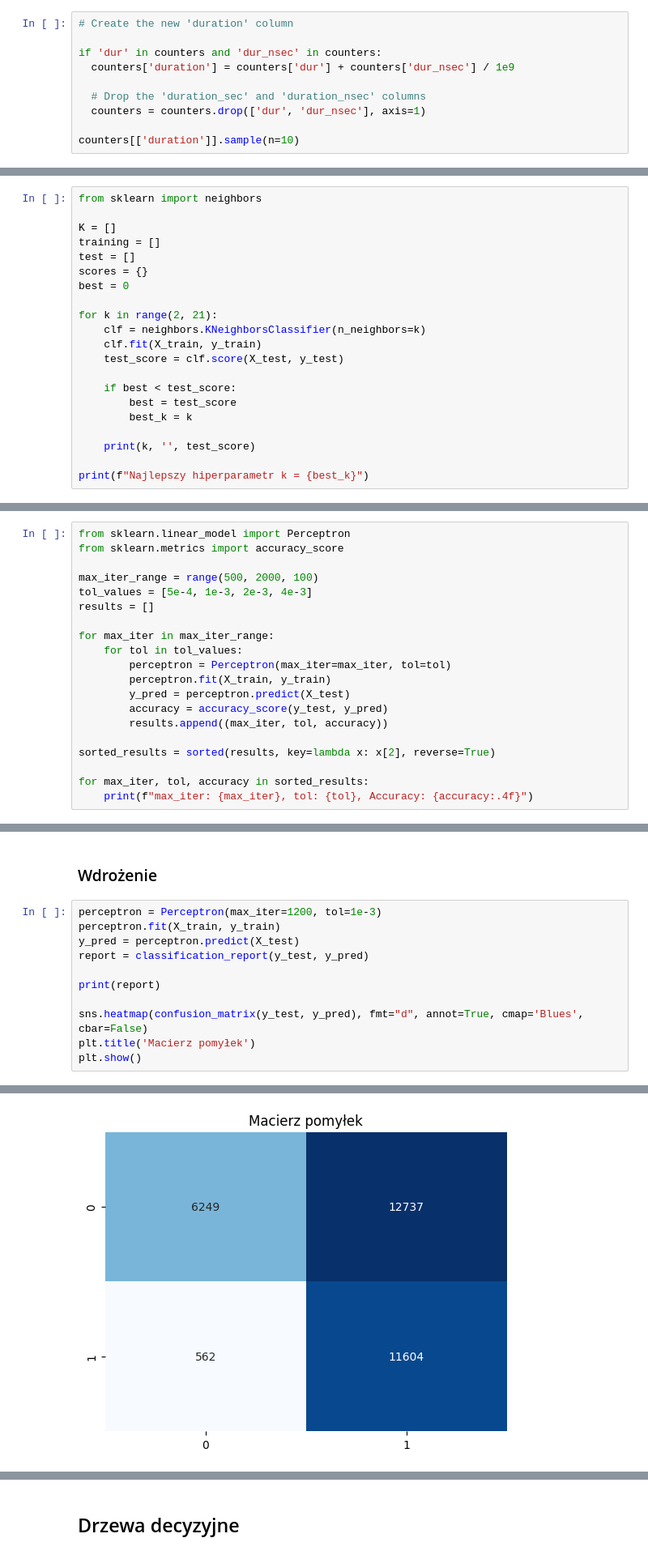
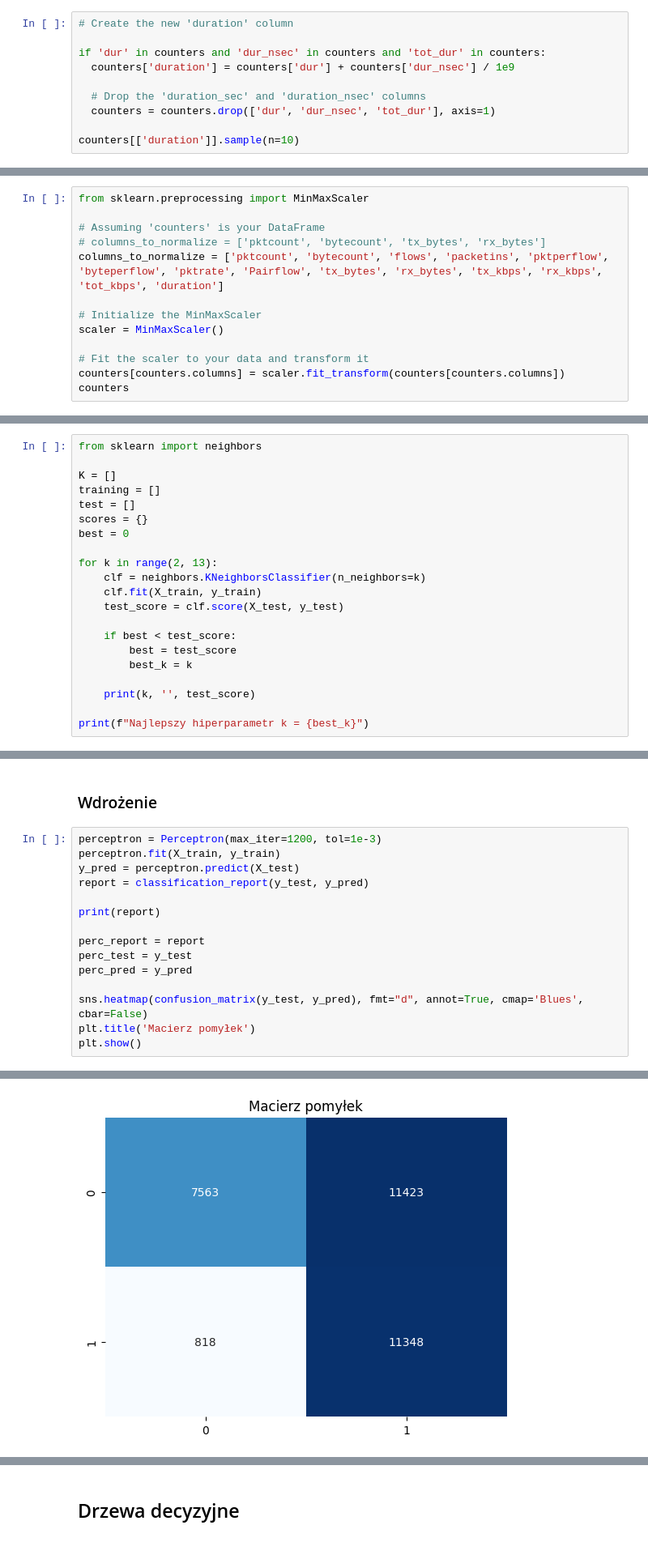
Before and after one commit to wiktorDeka/WykrywanieAnomalii, a Jupyter notebook: main.ipynb, the cells around one changed output, grey strips where cells are left out. Shown at 81% size. Cells and saved outputs as stored; diff of their text form.

```diff
--- a/main.ipynb
+++ b/main.ipynb
@@ -91,11 +83,11 @@ Na podstawie róznych benchamrków, mozemy się skupić na tych 4 enkoderach.
 # %%
 # Create the new 'duration' column
 
-if 'dur' in counters and 'dur_nsec' in counters:
+if 'dur' in counters and 'dur_nsec' in counters and 'tot_dur' in counters:
   counters['duration'] = counters['dur'] + counters['dur_nsec'] / 1e9
 
   # Drop the 'duration_sec' and 'duration_nsec' columns
-  counters = counters.drop(['dur', 'dur_nsec'], axis=1)
+  counters = counters.drop(['dur', 'dur_nsec', 'tot_dur'], axis=1)
 
 counters[['duration']].sample(n=10)
 # %% [output]
@@ -229,0 +169,13 @@ counters[['Protocol_UDP', 'Protocol_TCP', 'Protocol_ICMP']].sample(n=10)
+# %%
+from sklearn.preprocessing import MinMaxScaler
+
+# Assuming 'counters' is your DataFrame
+# columns_to_normalize = ['pktcount', 'bytecount', 'tx_bytes', 'rx_bytes']
+columns_to_normalize = ['pktcount', 'bytecount', 'flows', 'packetins', 'pktperflow', 'byteperflow', 'pktrate', 'Pairflow', 'tx_bytes', 'rx_bytes', 'tx_kbps', 'rx_kbps', 'tot_kbps', 'duration']
+
+# Initialize the MinMaxScaler
+scaler = MinMaxScaler()
+
+# Fit the scaler to your data and transform it
+counters[counters.columns] = scaler.fit_transform(counters[counters.columns])
+counters
@@ -278,7 +245,7 @@ test = []
 scores = {}
 best = 0
 
-for k in range(2, 21):
+for k in range(2, 13):
     clf = neighbors.KNeighborsClassifier(n_neighbors=k)
     clf.fit(X_train, y_train)
     test_score = clf.score(X_test, y_test)
@@ -422,23 +389,3 @@ weighted avg       0.55      0.61      0.49     31152
 Jest to prosty model neuronowy, który naśladuje działanie biologicznych neuronów. Perceptron przyjmuje wiele wejść, przetwarza je za pomocą wag, a następnie stosuje funkcję aktywacji (najczęściej funkcję skoku jednostkowego), aby wygenerować wyjście. Działa jako liniowy klasyfikator, który potrafi rozdzielać dane liniowo separowalne, ucząc się poprzez modyfikację wag w odpowiedzi na błędy przewidywań w procesie treningowym.
 # %% [markdown]
 ### Optymalizacja
-# %%
-from sklearn.linear_model import Perceptron
-from sklearn.metrics import accuracy_score
-
-max_iter_range = range(500, 2000, 100)
-tol_values = [5e-4, 1e-3, 2e-3, 4e-3]
-results = []
-
-for max_iter in max_iter_range:
-    for tol in tol_values:
-        perceptron = Perceptron(max_iter=max_iter, tol=tol)
-        perceptron.fit(X_train, y_train)
-        y_pred = perceptron.predict(X_test)
-        accuracy = accuracy_score(y_test, y_pred)
-        results.append((max_iter, tol, accuracy))
-
-sorted_results = sorted(results, key=lambda x: x[2], reverse=True)
-
-for max_iter, tol, accuracy in sorted_results:
-    print(f"max_iter: {max_iter}, tol: {tol}, Accuracy: {accuracy:.4f}")
@@ -470,6 +399,10 @@ report = classification_report(y_test, y_pred)
 
 print(report)
 
+perc_report = report
+perc_test = y_test
+perc_pred = y_pred
+
 sns.heatmap(confusion_matrix(y_test, y_pred), fmt="d", annot=True, cmap='Blues', cbar=False)
 plt.title('Macierz pomyłek')
 plt.show()
@@ -485 +418 @@ weighted avg       0.75      0.57      0.54     31152
-[figure, old version]
+[figure, new version]
```
Also changed, not shown: parts of 33 cells of this notebook.
